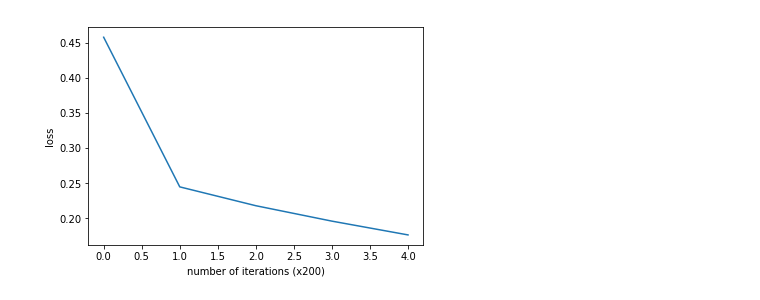
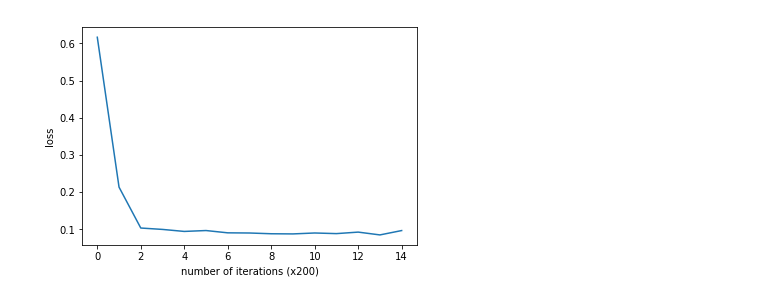
Before and after one commit to v-shmyhlo/machine-learning-playground, a Jupyter notebook: neural_network_framework_v2.ipynb, the cells around one changed output. Drawn from its saved outputs; the diff is of its cells as text; code cells hidden in the pictures.

```diff
--- a/neural_network_framework_v2.ipynb
+++ b/neural_network_framework_v2.ipynb
@@ -21,17 +23,19 @@ import nn_framework.framework as nn
 # %%
 def dense(X, input_dim, output_dim):
-  W = nn.variable(np.random.randn(output_dim, input_dim))
-  b = nn.variable(np.zeros([output_dim, 1]))
+  W = nn.variable(np.random.randn(output_dim, input_dim) * (1 / math.sqrt(input_dim)))
+  b = nn.variable(np.ones([output_dim, 1]))
   return W @ X + b
 # %%
-m = 1000
+m = 3000
 X, Y = sklearn.datasets.make_moons(n_samples=m, noise=0.2)
 # X, Y = sklearn.datasets.make_gaussian_quantiles(n_samples=m, n_classes=2)
 X = X.T
 Y = Y.reshape(-1, 1).T
+X = (X - np.mean(X, axis=1, keepdims=True)) / np.std(X, axis=1, keepdims=True)
 
+assert X.shape[0] == 2 and Y.shape[0] == 1
 print('X.shape = %s, Y.shape = %s' % (X.shape, Y.shape))
-plt.scatter(X[0, :], X[1, :], c=Y, cmap=plt.cm.Spectral)
+plt.scatter(X[0, :], X[1, :], c=Y, cmap=cmap, s=point_size)
 plt.ylabel('x2')
 plt.xlabel('x1')
 # %% [output]
@@ -92,50 +96,61 @@ actual test: dw mse: 2.56325907074e-16, db mse: 2.07794099678e-16
 # %%
-# var = nn.variable(np.random.randn(2, 3))
-# tmp = nn.mean(var)
-# dvar = tmp.deriv(var, nn.ones(tmp.shape))
-# sess = nn.Session()
-# print(sess.run([var]))
-# print(sess.run([tmp]))
-# print(sess.run([dvar]))
+learning_rate = 0.01
+batch_size = 64
+n_hid = 16
+steps = 3000
+log_interval = 200
+kp = 0.8
 
-learning_rate = 0.1
-steps = 1000
-log_interval = 200
-kp = 0.9
-
-assert X.shape[0] == 2
-
+global_step = nn.variable(0)
 keep_prob = nn.placeholder('keep_prob', [])
 A0 = nn.placeholder('X', [X.shape[0], None])
+labels = nn.placeholder('Y', [Y.shape[0], None])
 net = A0
-net = dense(net, input_dim=2, output_dim=16)
+
+net = dense(net, input_dim=2, output_dim=n_hid)
 net = nn.relu(net)
-# net = nn.dropout(net, keep_prob=keep_prob)
-net = dense(net, input_dim=16, output_dim=1)
-net = nn.sigmoid(net)
-Y_hat = net
+net = nn.dropout(net, keep_prob=keep_prob)
 
-loss = nn.mean(nn.logistic_loss(a=Y_hat, y=Y))
-print('gradient check: %s' % nn.gradient_check(loss, {A0: X, keep_prob: 1}))
-global_step = nn.variable(0)
+net = dense(net, input_dim=n_hid, output_dim=n_hid)
+net = nn.relu(net)
+net = nn.dropout(net, keep_prob=keep_prob)
+
+net = dense(net, input_dim=n_hid, output_dim=n_hid)
+net = nn.relu(net)
+net = nn.dropout(net, keep_prob=keep_prob)
+
+net = dense(net, input_dim=n_hid, output_dim=1)
+
+# net = nn.sigmoid(net)
+# Y_hat = net
+# loss = nn.mean(nn.logistic_logistic_loss(a=Y_hat, y=labels)) # numerically unstable
+logits = net
+Y_hat = nn.sigmoid(net)
+loss = nn.mean(nn.sigmoid_logistic_loss(logits=logits, labels=labels))
 
 # train = nn.GradientDescentOptimizer(loss, learning_rate, global_step)
-train = nn.MomentumOptimizer(loss, learning_rate, global_step)
+# train = nn.MomentumOptimizer(loss, learning_rate, global_step)
+train = nn.AdamOptimizer(loss, learning_rate, global_step)
+accuracy = nn.mean(nn.eq((Y_hat > 0.5), labels)) * 100
+
+nn.gradient_check(loss, {A0: X, labels: Y, keep_prob: 1.0})
 losses = []
-
+batches = math.floor(m / batch_size)
 sess = nn.Session()
 
-t = time.time()
-for i in range(0, steps):
-  _, l, Y_hat_val = sess.run([train, loss, Y_hat], {A0: X, keep_prob: kp})
+try:
+  for i in range(0, steps):
+    batch = i % batches
+    X_batch, Y_batch = X[:, batch * batch_size:(batch + 1) * batch_size], Y[:, batch * batch_size:(batch + 1) * batch_size]
+    sess.run([train], {A0: X_batch, labels: Y_batch, keep_prob: kp})
 
-  if i % log_interval == 0:
-    acc = np.mean(Y == (Y_hat_val > 0.5)) * 100
-    print('step: %d, loss: %f, accuracy: %s' % (i, l, acc))
-    losses.append(l)
-print(time.time() - t)
-
-plt.plot(losses)
-plt.xlabel('number of iterations (x%s)' % log_interval)
-plt.ylabel('loss')
+    if i % log_interval == 0:
+      [l, acc] = sess.run([loss, accuracy], {A0: X, labels: Y, keep_prob: 1.0})
+      print('step: %d, loss: %f, accuracy: %s' % (i, l, acc))
+      losses.append(l)
+finally:
+  plt.plot(losses)
+  plt.xlabel('number of iterations (x%s)' % log_interval)
+  plt.ylabel('loss')
+#   nn.gradient_check(loss, {A0: X, labels: Y, keep_prob: 1.0})
 # %% [output]
@@ -150,2 +173,2 @@ step: 800, loss: 0.176391, accuracy: 93.9
-[figure, old version]
+[figure, new version]
 # %%
```
Also changed, not shown: parts of 7 cells of this notebook, 6 other files.
